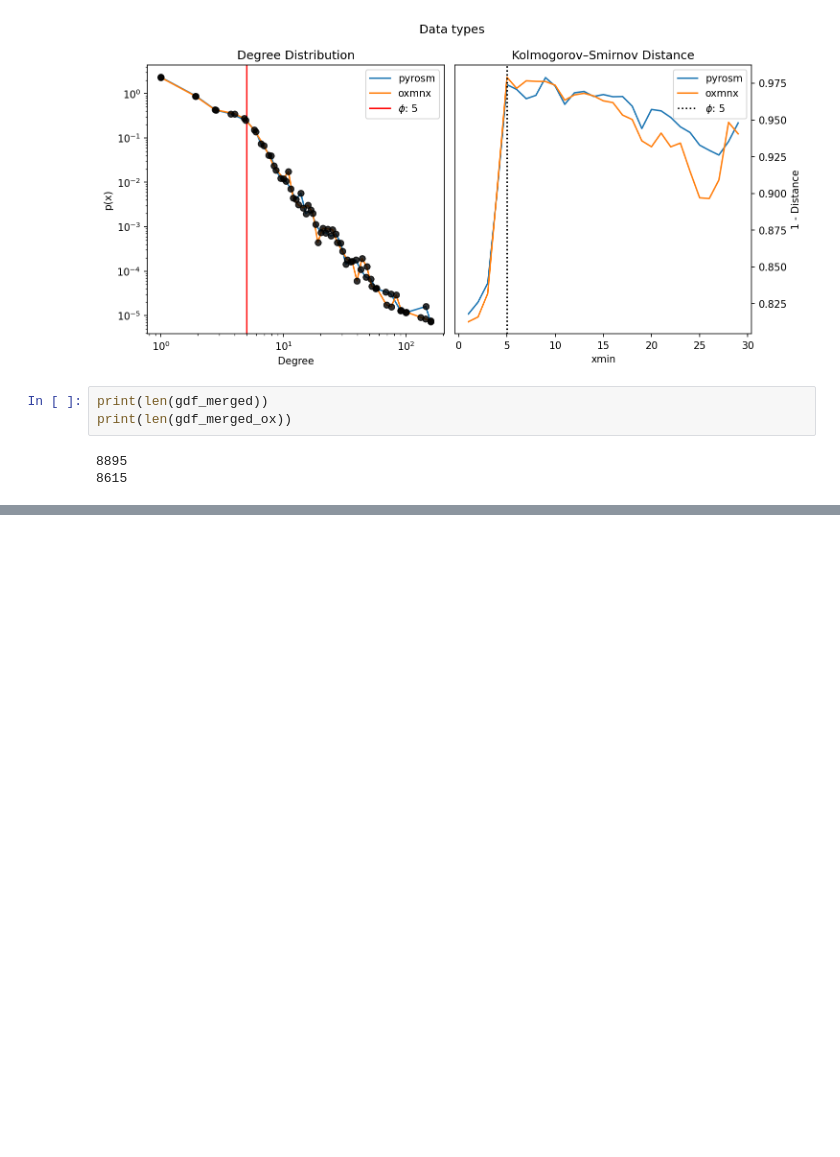
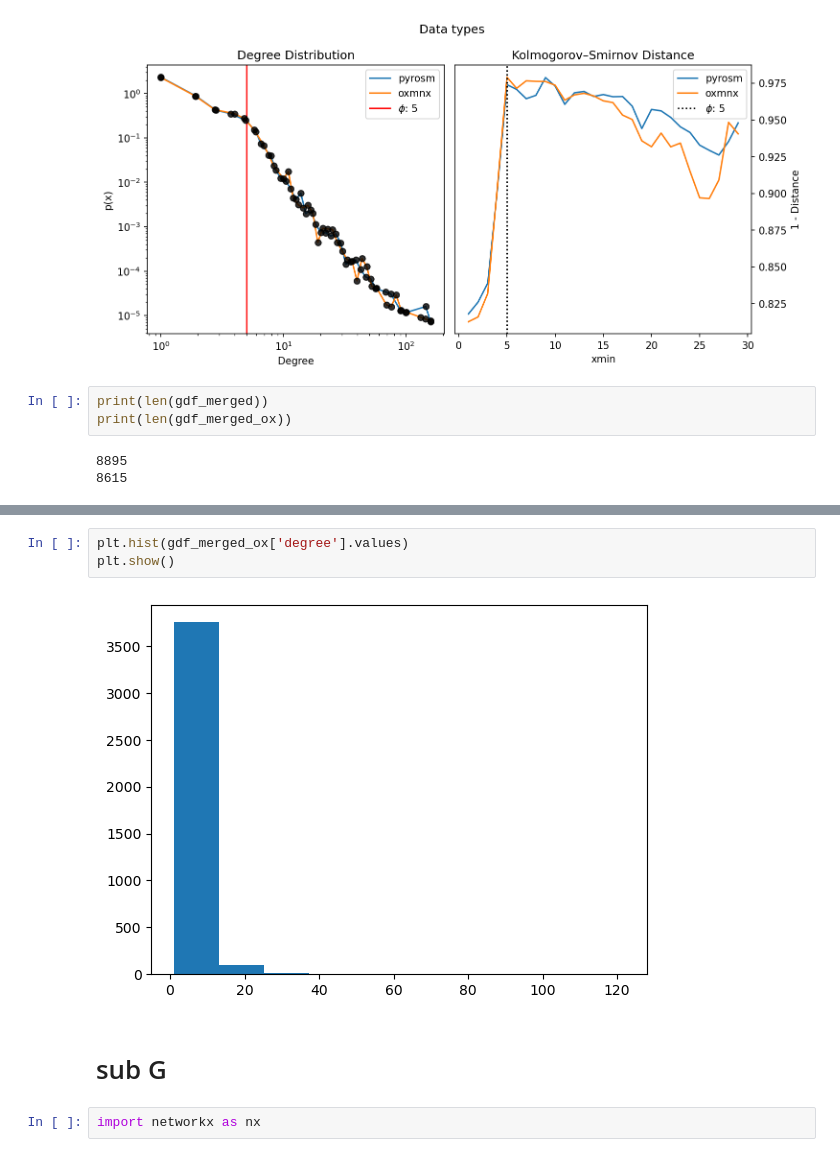
Before and after one commit to LassePSH/DualGraphDirCon, a Jupyter notebook: tests.ipynb, the cells around one changed output, grey strips where cells are left out. Drawn from its saved outputs; the diff is of its cells as text; blank space fills up the shorter version.

```diff
--- a/tests.ipynb
+++ b/tests.ipynb
@@ -120,0 +141,9 @@ pyrosm GeoDataFrame
+# %%
+plt.hist(gdf_merged_ox['degree'].values)
+plt.show()
+# %% [output]
+[figure, added]
+# %% [markdown]
+# sub G
+# %%
+import networkx as nx
```
Also changed, not shown: parts of 9 cells of this notebook, 2 other files.
